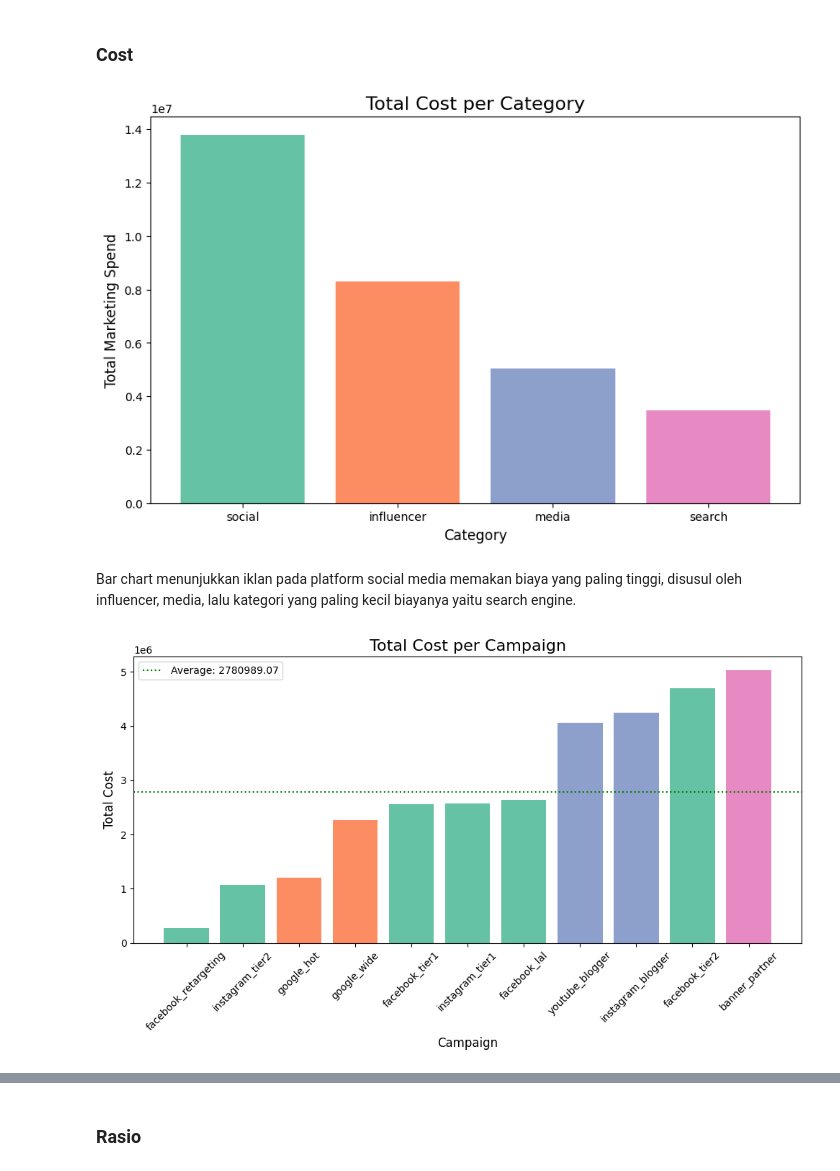
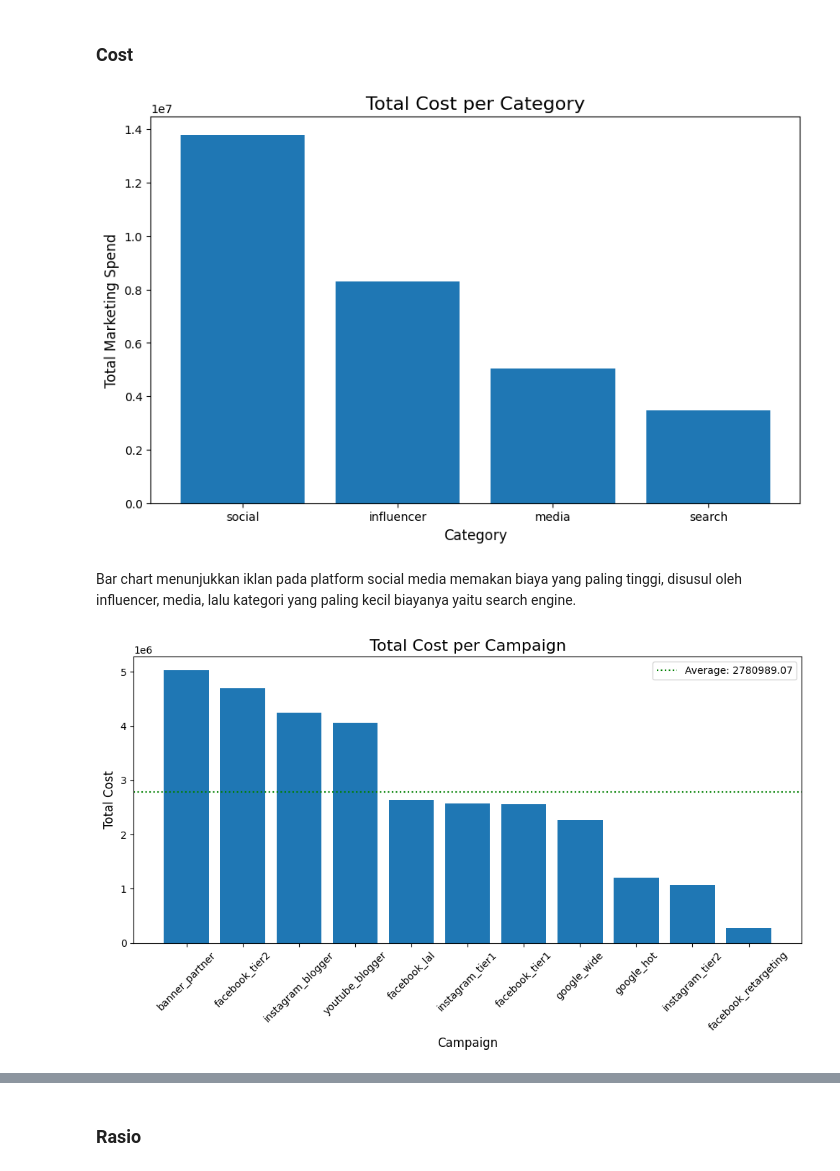
Before and after one commit to gofarros/Data-Analysis, a Jupyter notebook: Online Campaign/Notebook.ipynb, the cells around one changed output, grey strips where cells are left out. Cells and saved outputs as stored; diff of their text form; code cells hidden in the pictures.

```diff
--- a/Online Campaign/Notebook.ipynb
+++ b/Online Campaign/Notebook.ipynb
@@ -384,47 +365,35 @@ Bar chart diatas merupakan breakdown campaign per kategorinya. diketahui per kat
 DR = DF.groupby("category")[["mark_spent"]].sum().reset_index()
 DR = DR.sort_values('mark_spent', ascending=False)
 
-# Chart
-
-# Pallette
-categories = DR.index
-color_palette = sns.color_palette("Set2", n_colors=len(categories))  # Ensure same palette
-category_colors = {category: color_palette[i] for i, category in enumerate(categories)}
-
 plt.figure(figsize=(10, 6))
-plt.bar(DR['category'], DR['mark_spent'], color=category_colors.values())
+plt.bar(DR['category'], DR['mark_spent'])
 plt.title('Total Cost per Category', fontsize=16)
 plt.xlabel('Category', fontsize=12)
 plt.ylabel('Total Marketing Spend', fontsize=12)
 
 plt.show()
 # %% [output]
-[figure, old version]
+[figure, new version]
 # %% [markdown]
 Bar chart menunjukkan iklan pada platform social media memakan biaya yang paling tinggi, disusul oleh influencer, media, lalu kategori yang paling kecil biayanya yaitu search engine.
 # %%
 # Data preparation
-DS = DF.groupby('campaign_name')[['mark_spent', 'category']].sum()
-DS = DS.sort_values(by='mark_spent')
+DS = DF.groupby('campaign_name')[['mark_spent']].sum()
+DS = DS.sort_values(by='mark_spent', ascending=False)
 avg_r = DS['mark_spent'].mean()
-categories = DS['category'].unique()
-
-# Pallette
-category_colors = {category: color_palette[i] for i, category in enumerate(categories)}
-DS['color'] = DS['category'].map(category_colors)
 
 # Chart
 plt.figure(figsize=(10, 6))
-bars = plt.bar(DS.index, DS['mark_spent'], color=DS['color'])
+bars = plt.bar(DS.index, DS['mark_spent'])
 
 plt.axhline(y=avg_r, color='green', linestyle=':', label=f'Average: {avg_r:.2f}')
 plt.title('Total Cost per Campaign', fontsize=16)
 plt.xlabel('Campaign', fontsize=12)
 plt.ylabel('Total Cost', fontsize=12)
 plt.xticks(rotation=45)
 plt.legend()
 
 plt.tight_layout()
 plt.show()
 # %% [output]
-[figure, old version]
+[figure, new version]
```
Also changed, not shown: parts of 39 cells of this notebook.
